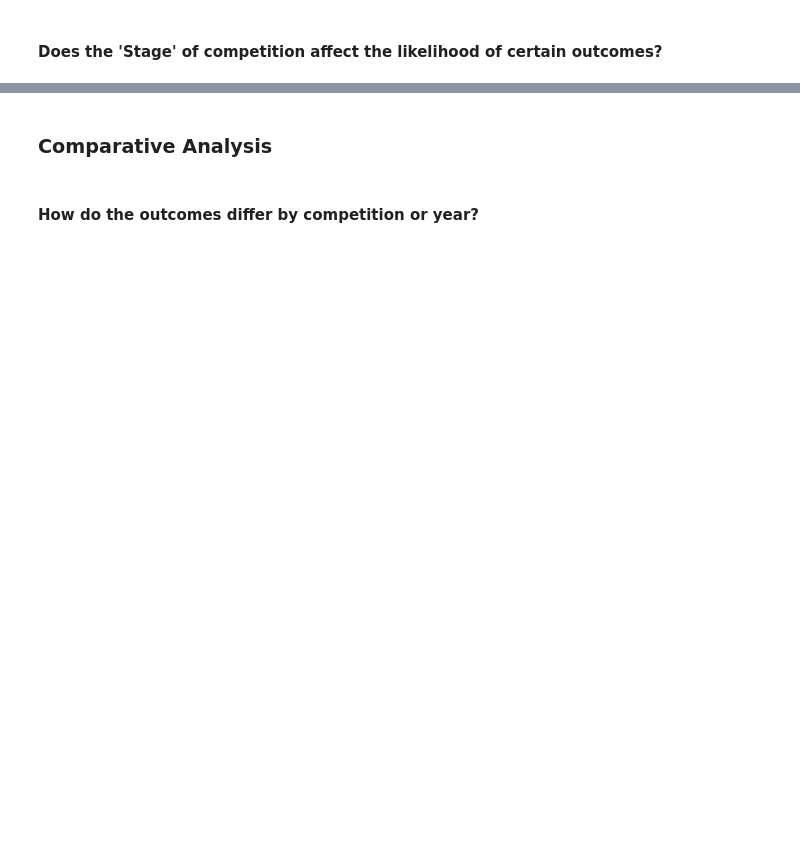
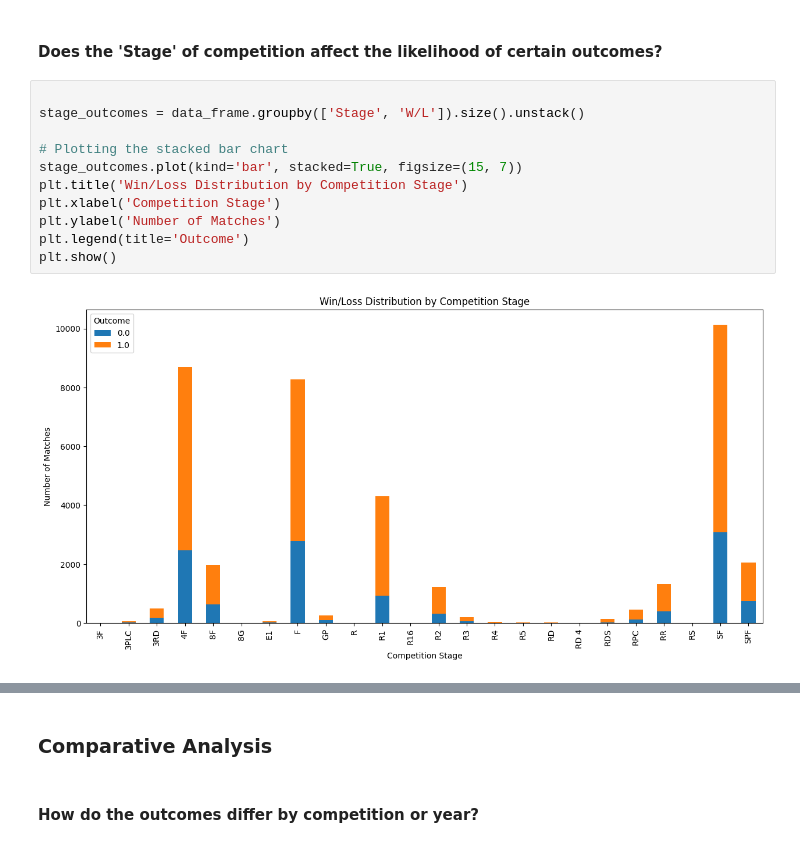
Before and after one commit to Martin-Melody/Data-Analytics-2023, a Jupyter notebook: project.ipynb, the cells around one changed output, grey strips where cells are left out. Drawn from its saved outputs; the diff is of its cells as text; blank space fills up the shorter version.

```diff
--- a/project.ipynb
+++ b/project.ipynb
@@ -434,2 +456,15 @@ plt.show()
 # %% [markdown]
 #### Does the 'Stage' of competition affect the likelihood of certain outcomes?
+# %%
+
+stage_outcomes = data_frame.groupby(['Stage', 'W/L']).size().unstack()
+
+# Plotting the stacked bar chart
+stage_outcomes.plot(kind='bar', stacked=True, figsize=(15, 7))
+plt.title('Win/Loss Distribution by Competition Stage')
+plt.xlabel('Competition Stage')
+plt.ylabel('Number of Matches')
+plt.legend(title='Outcome')
+plt.show()
+# %% [output]
+[figure, added]
```
Also changed, not shown: parts of 35 cells of this notebook, 2 other files.
